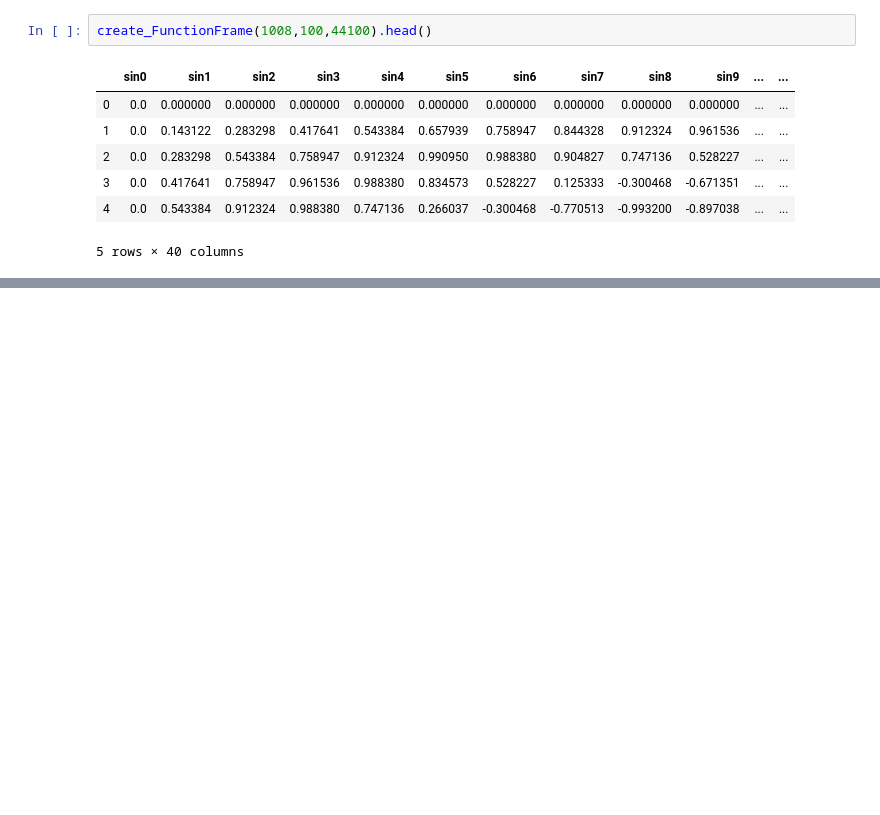
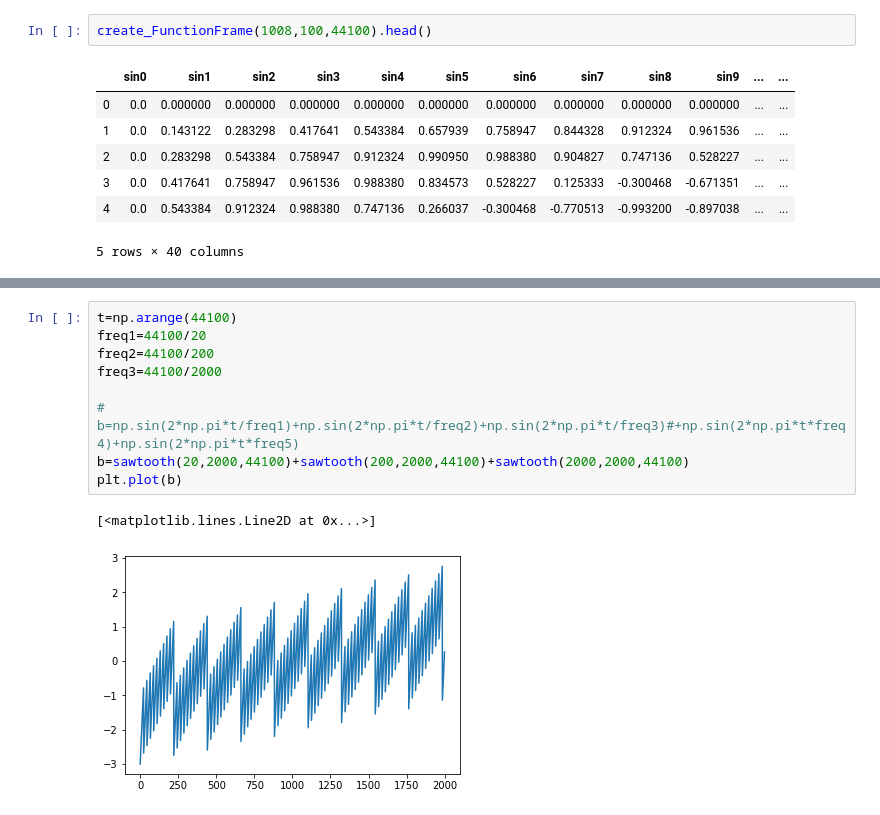
Before and after one commit to Kaushal1011/signals-systems, a Jupyter notebook: testerS3.ipynb, the cells around one changed output, grey strips where cells are left out. Cells and saved outputs as stored; diff of their text form; blank space fills up the shorter version.

```diff
--- a/testerS3.ipynb
+++ b/testerS3.ipynb
@@ -149,0 +183,12 @@ plt.show()
+# %%
+t=np.arange(44100)
+freq1=44100/20
+freq2=44100/200
+freq3=44100/2000
+
+# b=np.sin(2*np.pi*t/freq1)+np.sin(2*np.pi*t/freq2)+np.sin(2*np.pi*t/freq3)#+np.sin(2*np.pi*t*freq4)+np.sin(2*np.pi*t*freq5)
+b=sawtooth(20,2000,44100)+sawtooth(200,2000,44100)+sawtooth(2000,2000,44100)
+plt.plot(b)
+# %% [output]
+[<matplotlib.lines.Line2D at 0x...>]
+[figure, added]
```
Also changed, not shown: parts of 4 cells of this notebook, 3 other files.
